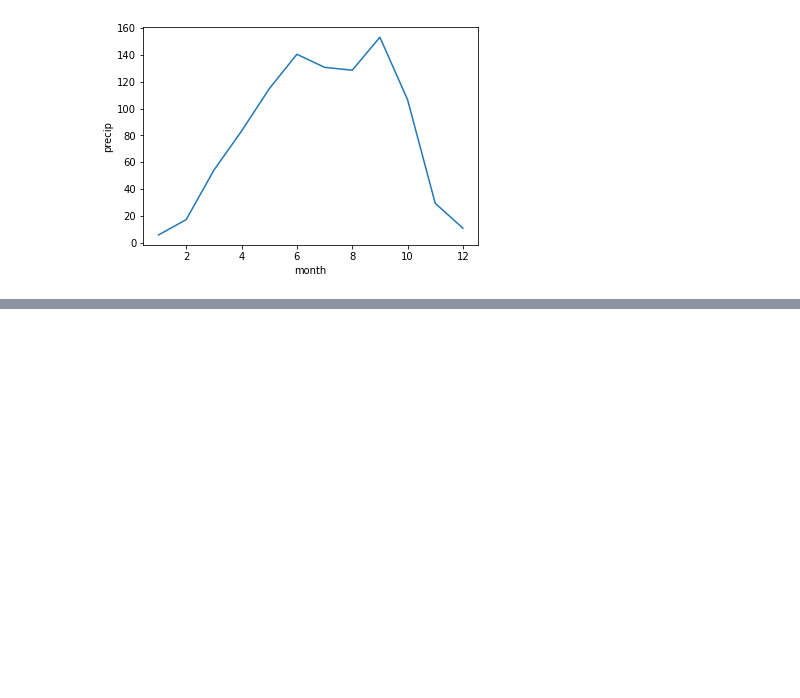
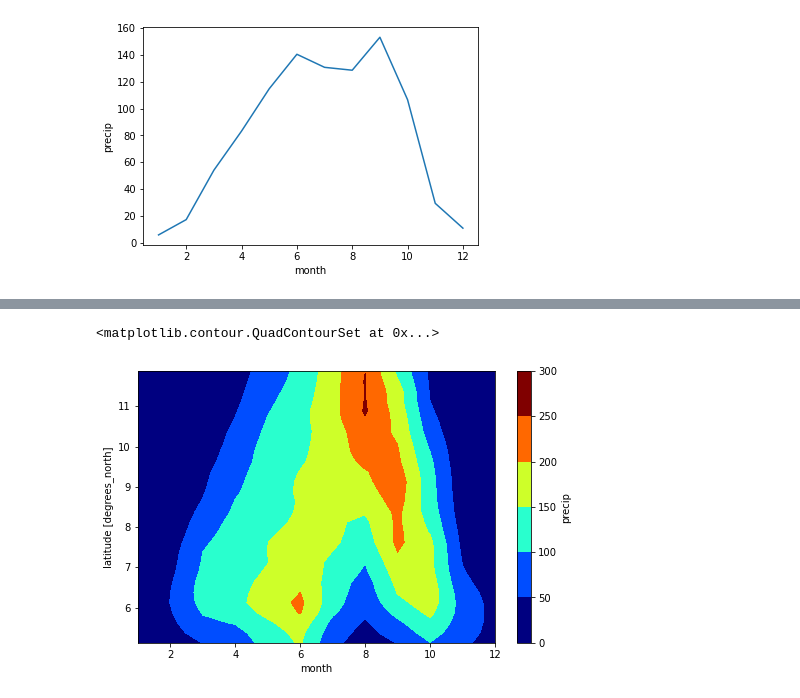
Before and after one commit to theobassaw21/tutorial-, a Jupyter notebook: monthly distribution of rainfall.ipynb, the cells around one changed output, grey strips where cells are left out. Drawn from its saved outputs; the diff is of its cells as text; code cells hidden in the pictures; blank space fills up the shorter version.

```diff
--- a/monthly distribution of rainfall.ipynb
+++ b/monthly distribution of rainfall.ipynb
@@ -113 +124,9 @@ time_s.plot()
+# %%
+
+ARS=mon.sel(longitude=slice(-3.5,1.5),latitude=slice(4.9,12))
+ARS.groupby('time.month').mean(dim=('time','longitude')).T.plot.contourf(cmap="jet")
+#plt.savefig('HOVMOLLER.jpeg')
+# %% [output]
+<matplotlib.contour.QuadContourSet at 0x...>
+[figure, added]
 # %%
```
Also changed, not shown: parts of 8 cells of this notebook.
